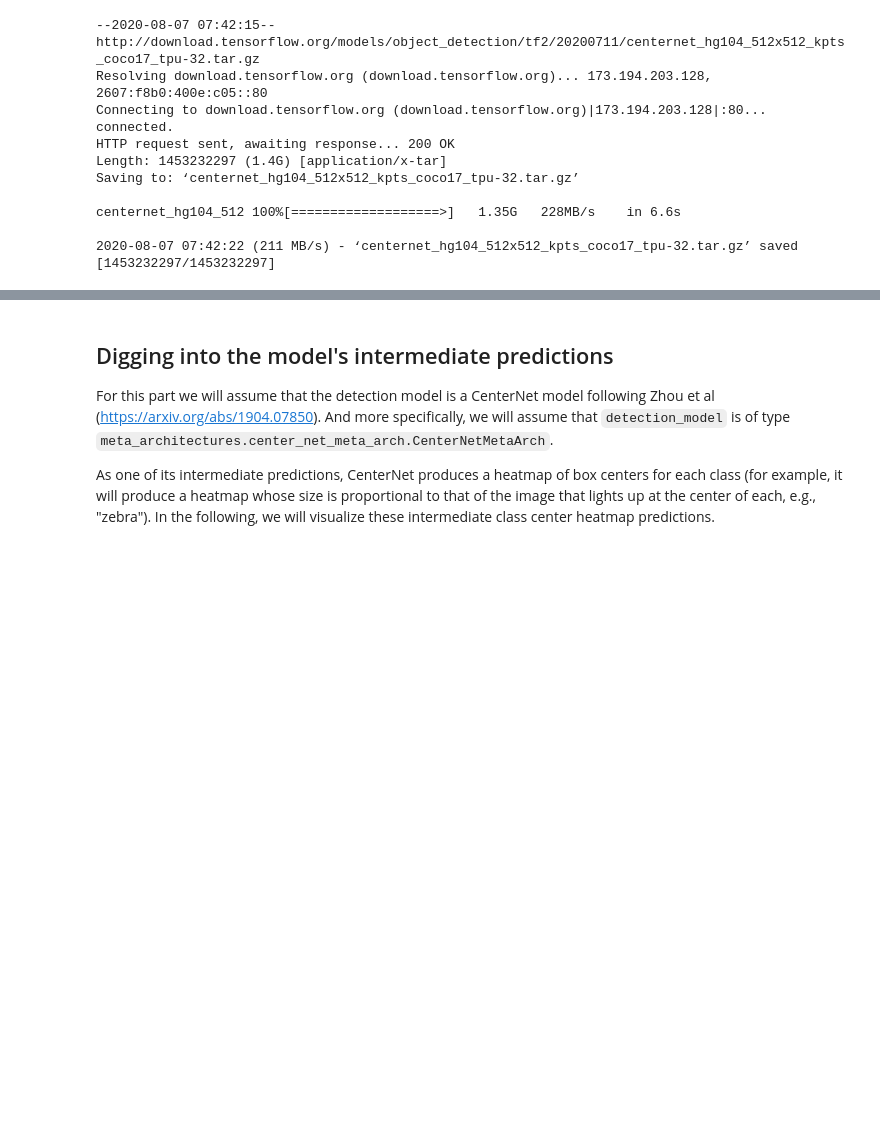
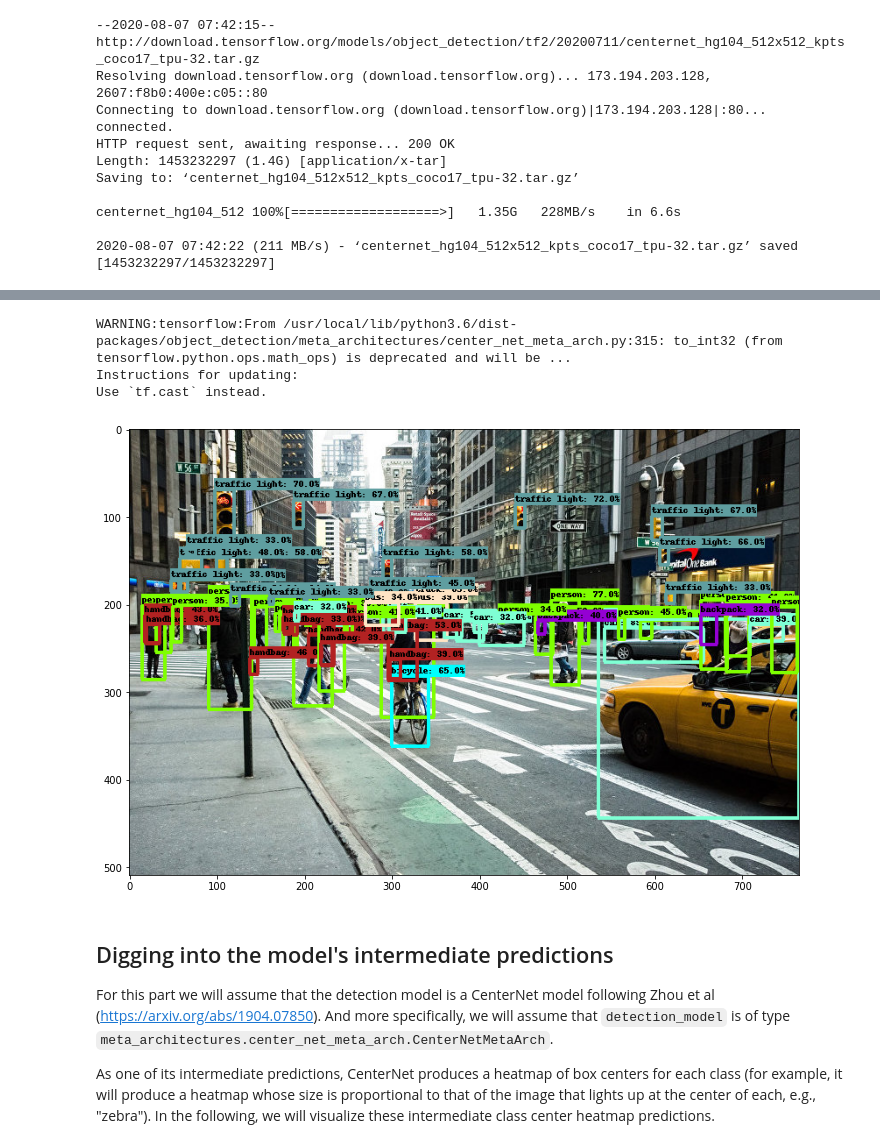
Before and after one commit to vasiliyeskin/MachineLearningExperiences, a Jupyter notebook: computer_vision/object_detection/inference_tf2_colab.ipynb, the cells around one changed output, grey strips where cells are left out. Drawn from its saved outputs; the diff is of its cells as text; code cells hidden in the pictures; blank space fills up the shorter version.

```diff
--- a/computer_vision/object_detection/inference_tf2_colab.ipynb
+++ b/computer_vision/object_detection/inference_tf2_colab.ipynb
@@ -208,6 +218,5 @@ Note that you can run this cell repeatedly without rerunning earlier cells.
 # %%
-image_dir = 'models/research/object_detection/test_images/'
-image_path = os.path.join(image_dir, 'image2.jpg')
+image_path = os.path.join('ny.jpg')
 image_np = load_image_into_numpy_array(image_path)
 
 # Things to try:
@@ -221,33 +230,38 @@ image_np = load_image_into_numpy_array(image_path)
 input_tensor = tf.convert_to_tensor(
     np.expand_dims(image_np, 0), dtype=tf.float32)
 detections, predictions_dict, shapes = detect_fn(input_tensor)
 
 label_id_offset = 1
 image_np_with_detections = image_np.copy()
 
 # Use keypoints if available in detections
 keypoints, keypoint_scores = None, None
 if 'detection_keypoints' in detections:
   keypoints = detections['detection_keypoints'][0].numpy()
   keypoint_scores = detections['detection_keypoint_scores'][0].numpy()
 
 viz_utils.visualize_boxes_and_labels_on_image_array(
       image_np_with_detections,
       detections['detection_boxes'][0].numpy(),
       (detections['detection_classes'][0].numpy() + label_id_offset).astype(int),
       detections['detection_scores'][0].numpy(),
       category_index,
       use_normalized_coordinates=True,
       max_boxes_to_draw=200,
       min_score_thresh=.30,
       agnostic_mode=False,
       keypoints=keypoints,
       keypoint_scores=keypoint_scores,
       keypoint_edges=get_keypoint_tuples(configs['eval_config']))
 
 plt.figure(figsize=(12,16))
 plt.imshow(image_np_with_detections)
 plt.show()
+# %% [output]
+WARNING:tensorflow:From /usr/local/lib/python3.6/dist-packages/object_detection/meta_architectures/center_net_meta_arch.py:315: to_int32 (from tensorflow.python.ops.math_ops) is deprecated and will be ...
+Instructions for updating:
+Use `tf.cast` instead.
+[figure, added]
 # %% [markdown]
 ## Digging into the model's intermediate predictions
 
```
Also changed, not shown: parts of 9 cells of this notebook.
